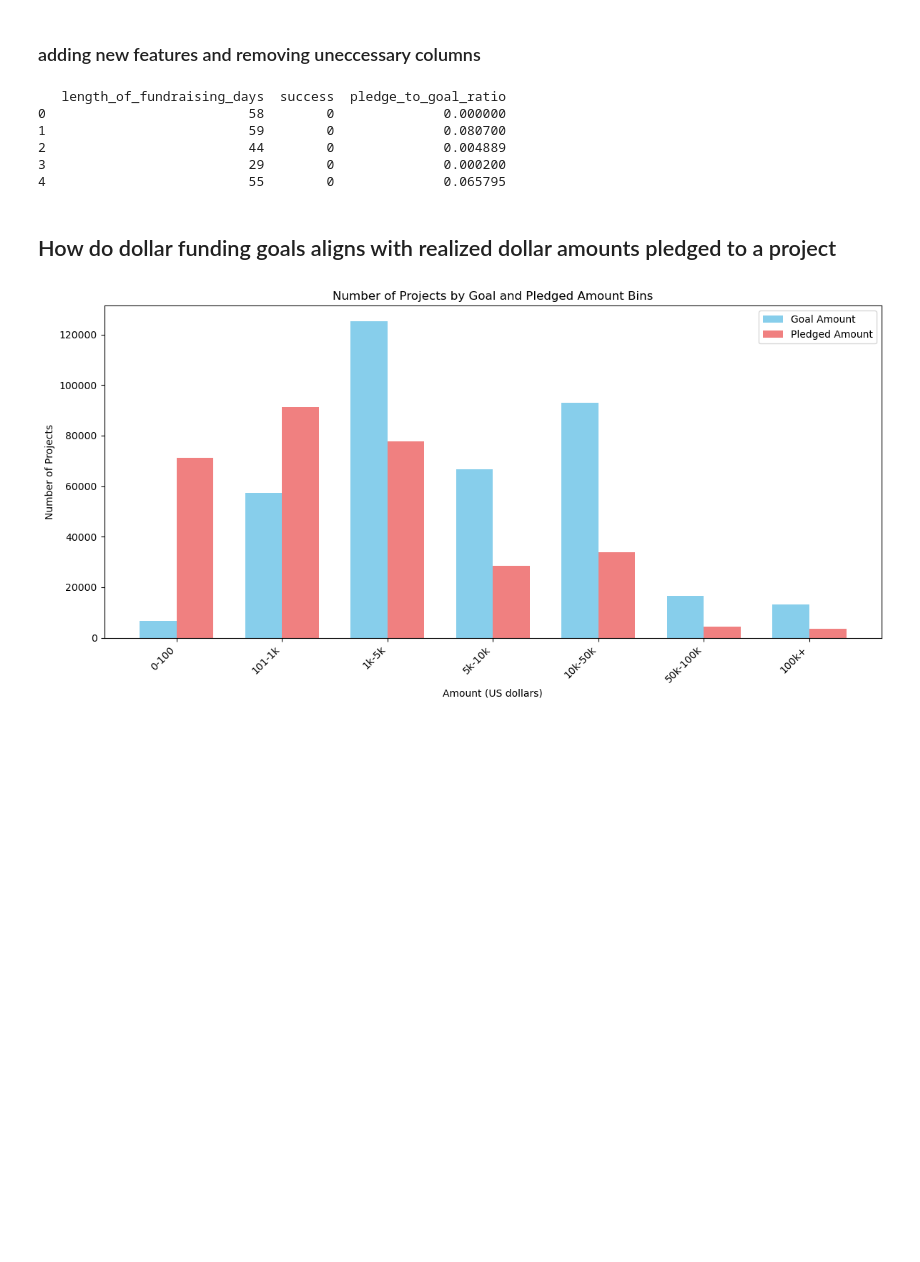
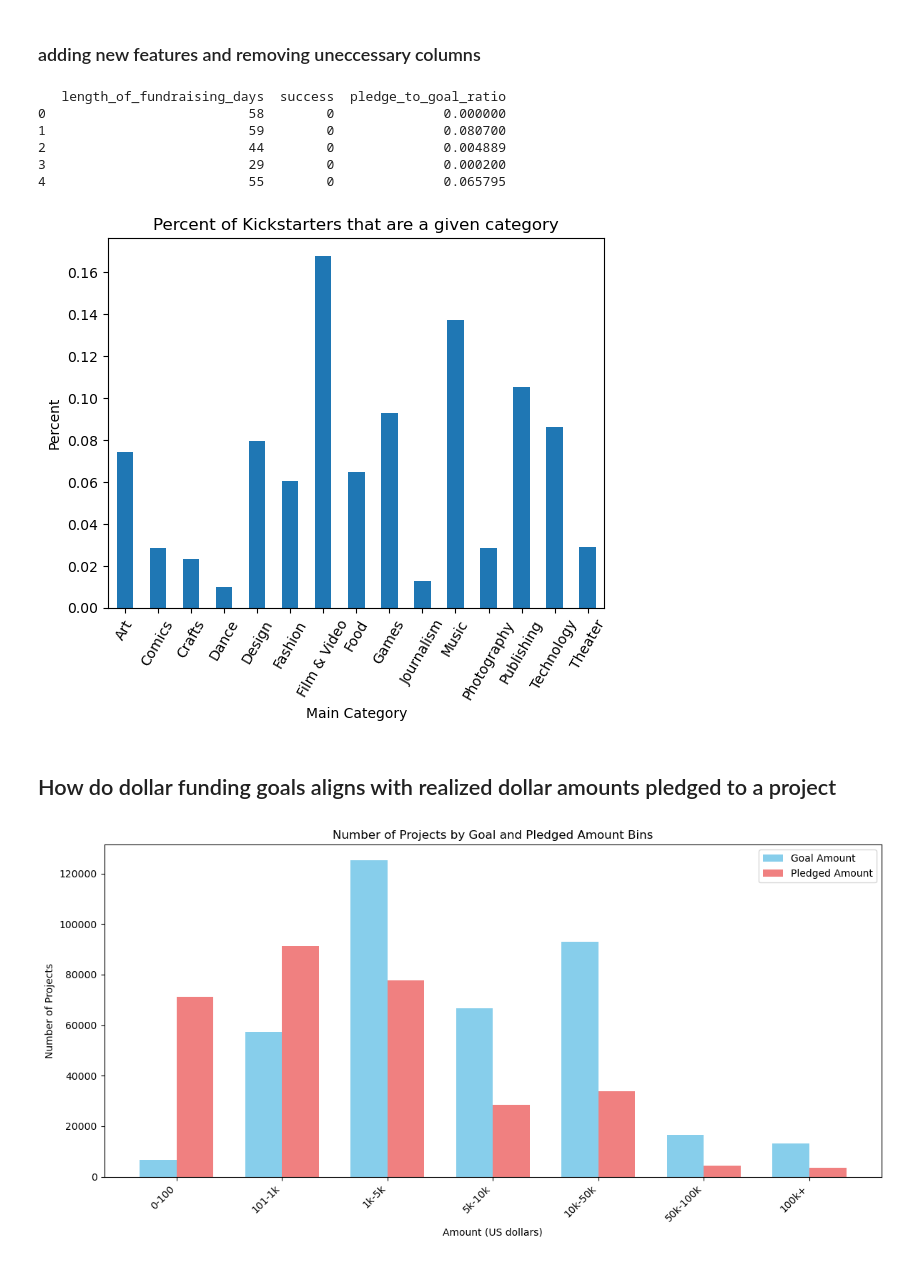
Before and after one commit to connor-bennett/Proejct-Two, a Jupyter notebook: KickStarter.ipynb, the cells around one changed output. Cells and saved outputs as stored; diff of their text form; code cells hidden in the pictures; blank space fills up the shorter version.

Commit message:
added graph for percent of kickstarters that are a given category

```diff
--- a/KickStarter.ipynb
+++ b/KickStarter.ipynb
@@ -137,6 +137,14 @@ print(df[['length_of_fundraising_days','success','pledge_to_goal_ratio']].head()
 2                          44        0              0.004889
 3                          29        0              0.000200
 4                          55        0              0.065795
+# %%
+df['main_category'].value_counts(normalize=True).sort_index().plot.bar(rot=60)
+plt.title("Percent of Kickstarters that are a given category")
+plt.ylabel("Percent")
+plt.xlabel("Main Category")
+plt.show();
+# %% [output]
+[figure, added]
 # %% [markdown]
 ## How do dollar funding goals aligns with realized dollar amounts pledged to a project
 # %%
```
Also changed, not shown: parts of 2 cells of this notebook.
